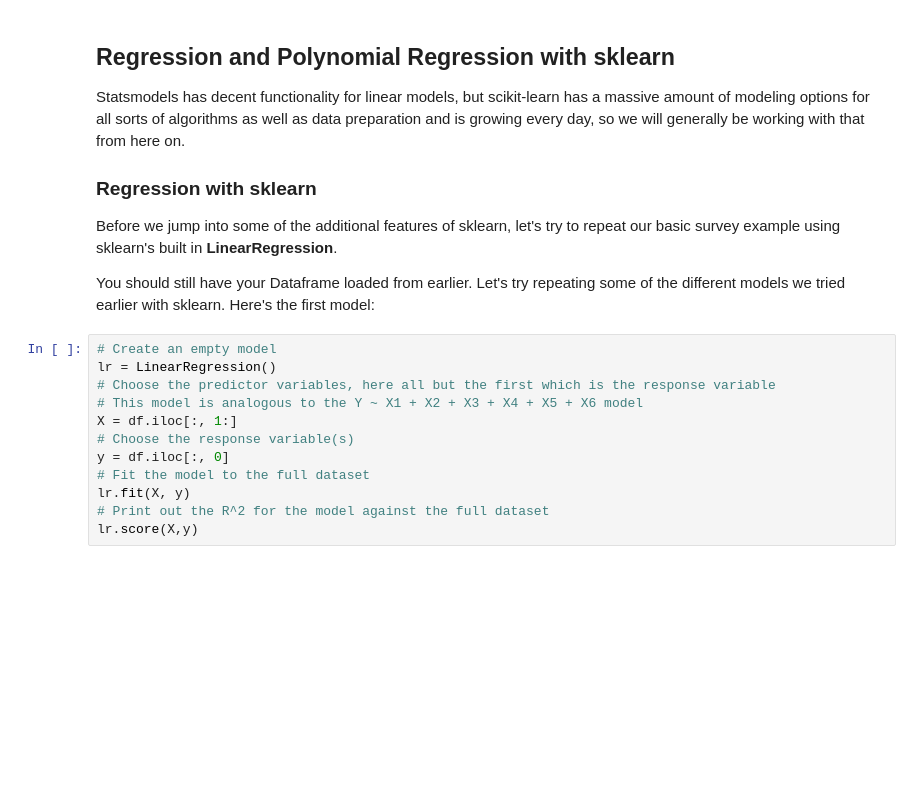
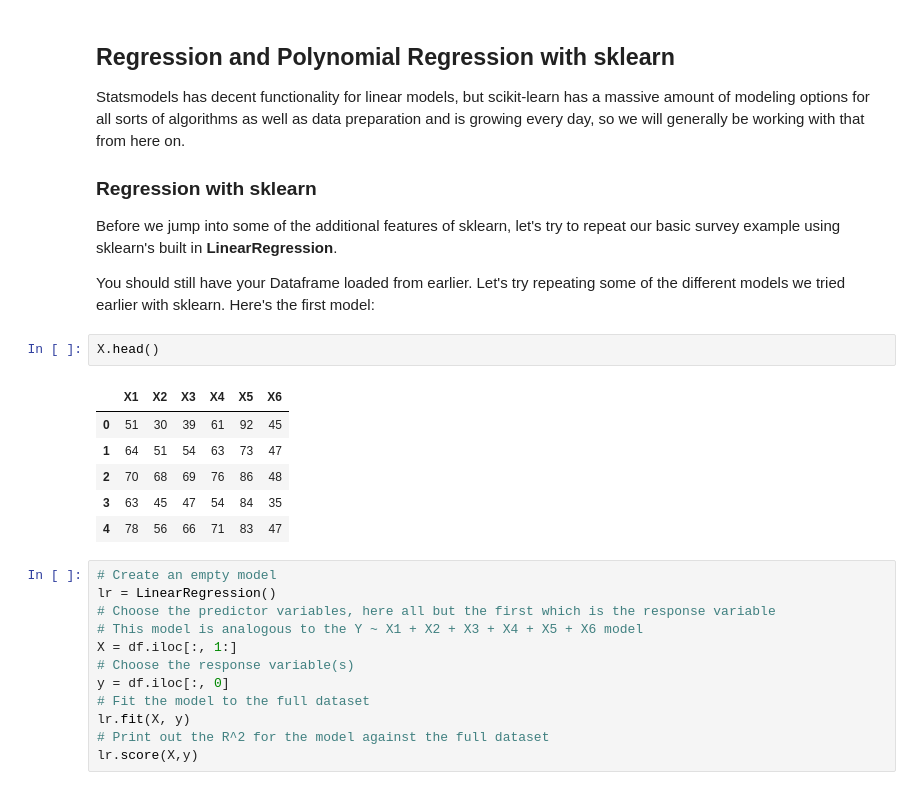
Before and after one commit to cliuless/ds_again, a Jupyter notebook: class_lectures/week02-luther1/03-regression_statsmodels/Intro_to_Regression.ipynb, the cells around one changed output. Drawn from its saved outputs; the diff is of its cells as text; blank space fills up the shorter version.

```diff
--- a/class_lectures/week02-luther1/03-regression_statsmodels/Intro_to_Regression.ipynb
+++ b/class_lectures/week02-luther1/03-regression_statsmodels/Intro_to_Regression.ipynb
@@ -295,6 +355,15 @@ Statsmodels has decent functionality for linear models, but scikit-learn has a m
 Before we jump into some of the additional features of sklearn, let's try to repeat our basic survey example using sklearn's built in **LinearRegression**.
 
 You should still have your Dataframe loaded from earlier.  Let's try repeating some of the different models we tried earlier with sklearn.  Here's the first model:
+# %%
+X.head()
+# %% [output]
+|  | X1 | X2 | X3 | X4 | X5 | X6 |
+| 0 | 51 | 30 | 39 | 61 | 92 | 45 |
+| 1 | 64 | 51 | 54 | 63 | 73 | 47 |
+| 2 | 70 | 68 | 69 | 76 | 86 | 48 |
+| 3 | 63 | 45 | 47 | 54 | 84 | 35 |
+| 4 | 78 | 56 | 66 | 71 | 83 | 47 |
 # %%
 # Create an empty model
 lr = LinearRegression()
```
Also changed, not shown: parts of 20 cells of this notebook, 1 other file.
